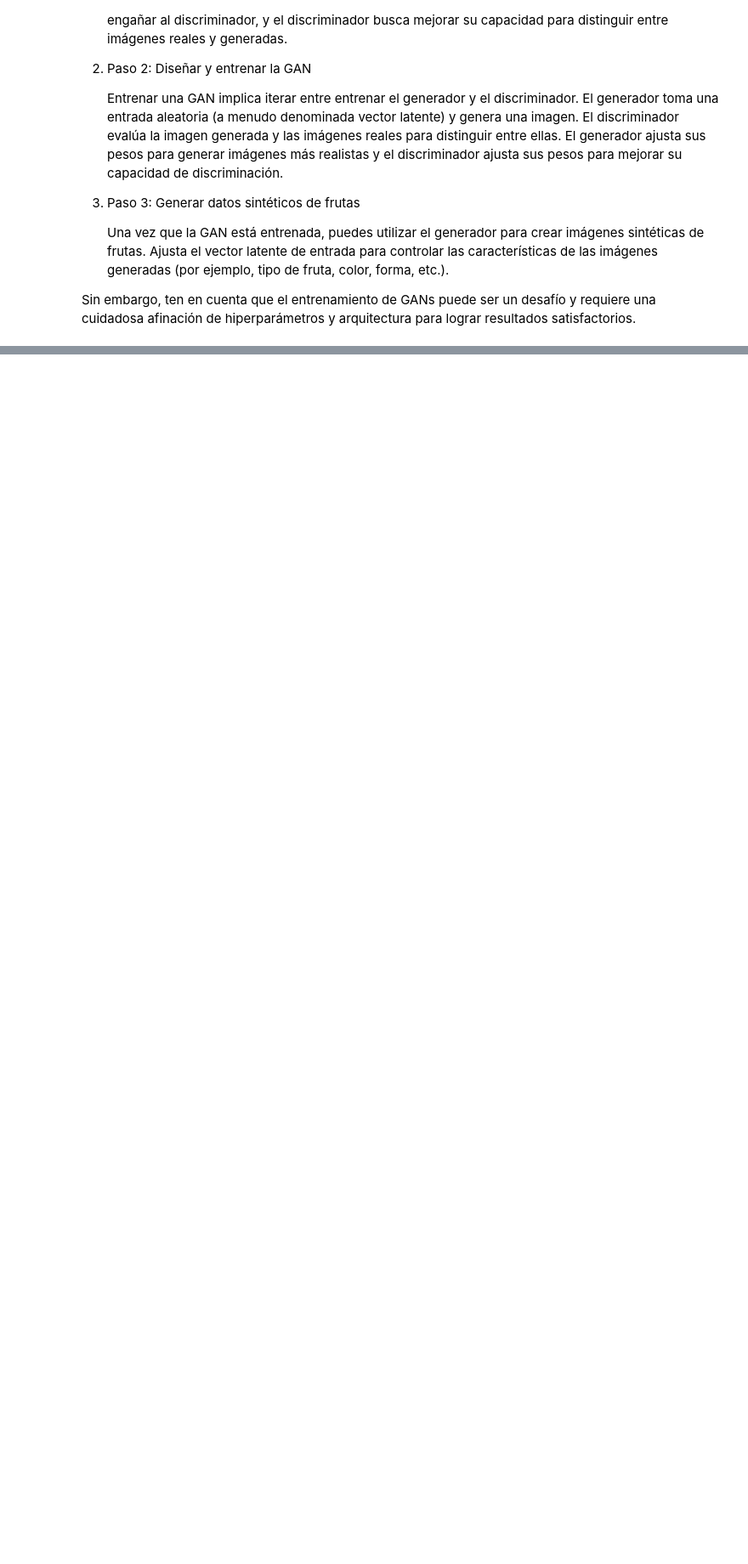
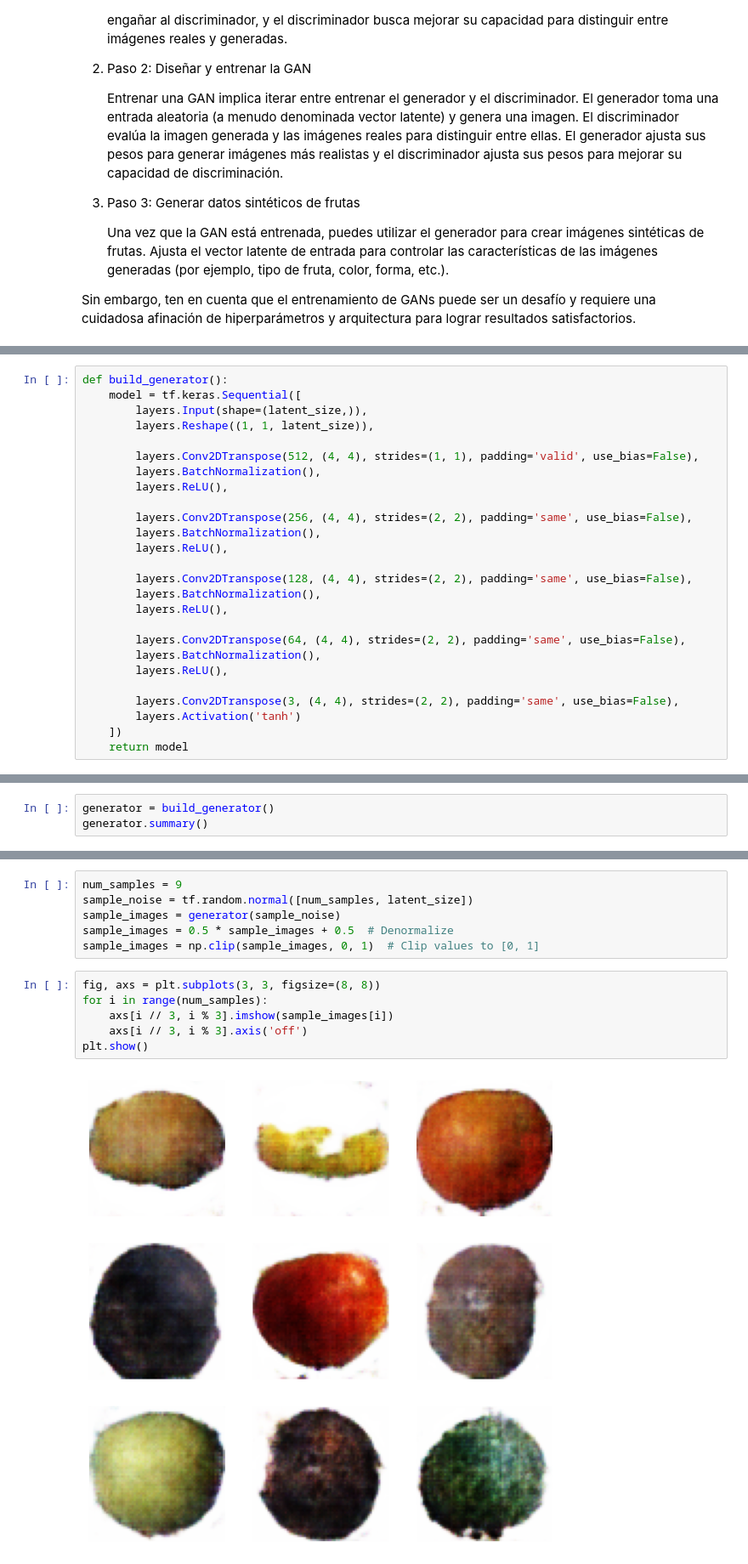
Before and after one commit to rherguet/GMV-Data_augmentation_-_Image_Classification, a Jupyter notebook: GMV.ipynb, the cells around one changed output, grey strips where cells are left out. Shown at 85% size. Saved outputs shown, nothing was run; the diff lists cells and outputs as text; blank space fills up the shorter version.

```diff
--- a/GMV.ipynb
+++ b/GMV.ipynb
@@ -696,0 +513,26 @@ WARNING:absl:`lr` is deprecated in Keras optimizer, please use `learning_rate` o
+# %%
+def build_generator():
+    model = tf.keras.Sequential([
+        layers.Input(shape=(latent_size,)),
+        layers.Reshape((1, 1, latent_size)),
+
+        layers.Conv2DTranspose(512, (4, 4), strides=(1, 1), padding='valid', use_bias=False),
+        layers.BatchNormalization(),
+        layers.ReLU(),
+
+        layers.Conv2DTranspose(256, (4, 4), strides=(2, 2), padding='same', use_bias=False),
+        layers.BatchNormalization(),
+        layers.ReLU(),
+
+        layers.Conv2DTranspose(128, (4, 4), strides=(2, 2), padding='same', use_bias=False),
+        layers.BatchNormalization(),
+        layers.ReLU(),
+
+        layers.Conv2DTranspose(64, (4, 4), strides=(2, 2), padding='same', use_bias=False),
+        layers.BatchNormalization(),
+        layers.ReLU(),
+
+        layers.Conv2DTranspose(3, (4, 4), strides=(2, 2), padding='same', use_bias=False),
+        layers.Activation('tanh')
+    ])
+    return model
@@ -696,0 +560,3 @@ WARNING:absl:`lr` is deprecated in Keras optimizer, please use `learning_rate` o
+# %%
+generator = build_generator()
+generator.summary()
@@ -696,0 +633,14 @@ WARNING:absl:`lr` is deprecated in Keras optimizer, please use `learning_rate` o
+# %%
+num_samples = 9
+sample_noise = tf.random.normal([num_samples, latent_size])
+sample_images = generator(sample_noise)
+sample_images = 0.5 * sample_images + 0.5  # Denormalize
+sample_images = np.clip(sample_images, 0, 1)  # Clip values to [0, 1]
+# %%
+fig, axs = plt.subplots(3, 3, figsize=(8, 8))
+for i in range(num_samples):
+    axs[i // 3, i % 3].imshow(sample_images[i])
+    axs[i // 3, i % 3].axis('off')
+plt.show()
+# %% [output]
+[figure, added]
```
Also changed, not shown: parts of 28 cells of this notebook, 2 other files.
